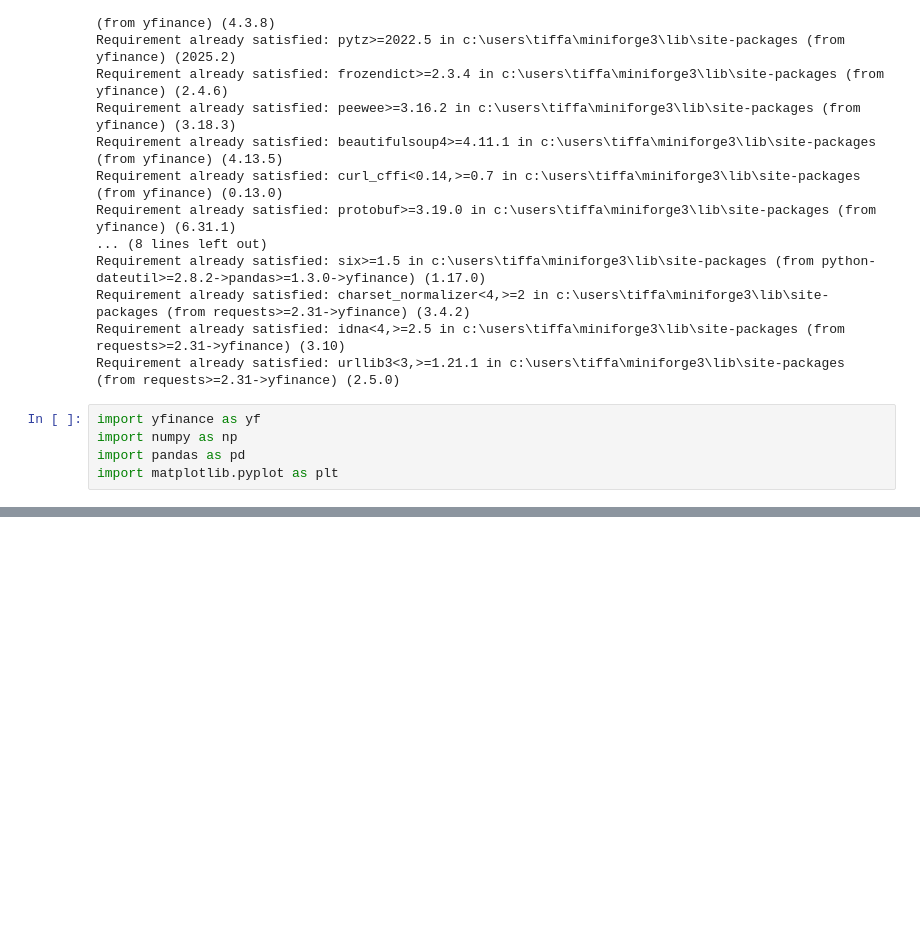
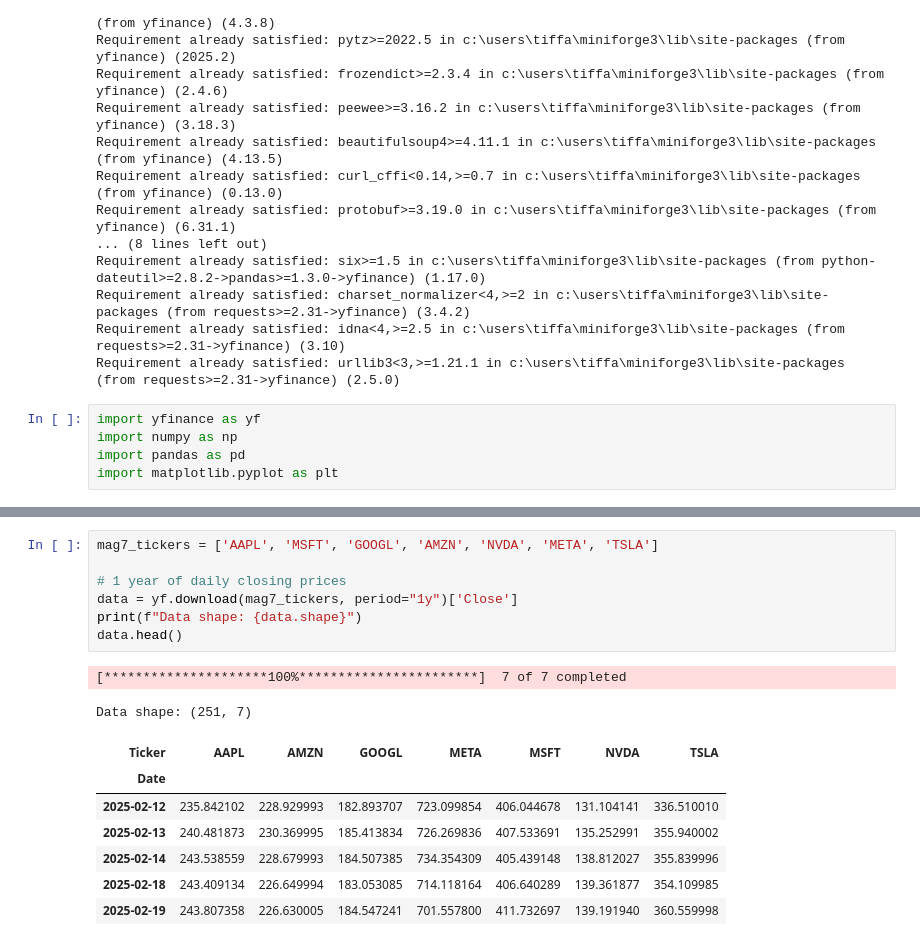
Before and after one commit to UBC-MDS/DSCI-532_2026_35_financebros, a Jupyter notebook: notebooks/eda_analysis.ipynb, the cells around one changed output, grey strips where cells are left out. Drawn from its saved outputs; the diff is of its cells as text; blank space fills up the shorter version.

```diff
--- a/notebooks/eda_analysis.ipynb
+++ b/notebooks/eda_analysis.ipynb
@@ -50,0 +26,17 @@ Name: Dividends, dtype: float64
+# %%
+mag7_tickers = ['AAPL', 'MSFT', 'GOOGL', 'AMZN', 'NVDA', 'META', 'TSLA']
+
+# 1 year of daily closing prices
+data = yf.download(mag7_tickers, period="1y")['Close']
+print(f"Data shape: {data.shape}")
+data.head()
+# %% [output]
+[*********************100%***********************]  7 of 7 completed
+Data shape: (251, 7)
+| Ticker | AAPL | AMZN | GOOGL | META | MSFT | NVDA | TSLA |
+| Date |  |  |  |  |  |  |  |
+| 2025-02-12 | 235.842102 | 228.929993 | 182.893707 | 723.099854 | 406.044678 | 131.104141 | 336.510010 |
+| 2025-02-13 | 240.481873 | 230.369995 | 185.413834 | 726.269836 | 407.533691 | 135.252991 | 355.940002 |
+| 2025-02-14 | 243.538559 | 228.679993 | 184.507385 | 734.354309 | 405.439148 | 138.812027 | 355.839996 |
+| 2025-02-18 | 243.409134 | 226.649994 | 183.053085 | 714.118164 | 406.640289 | 139.361877 | 354.109985 |
+| 2025-02-19 | 243.807358 | 226.630005 | 184.547241 | 701.557800 | 411.732697 | 139.191940 | 360.559998 |
```
Also changed, not shown: parts of 3 cells of this notebook.
